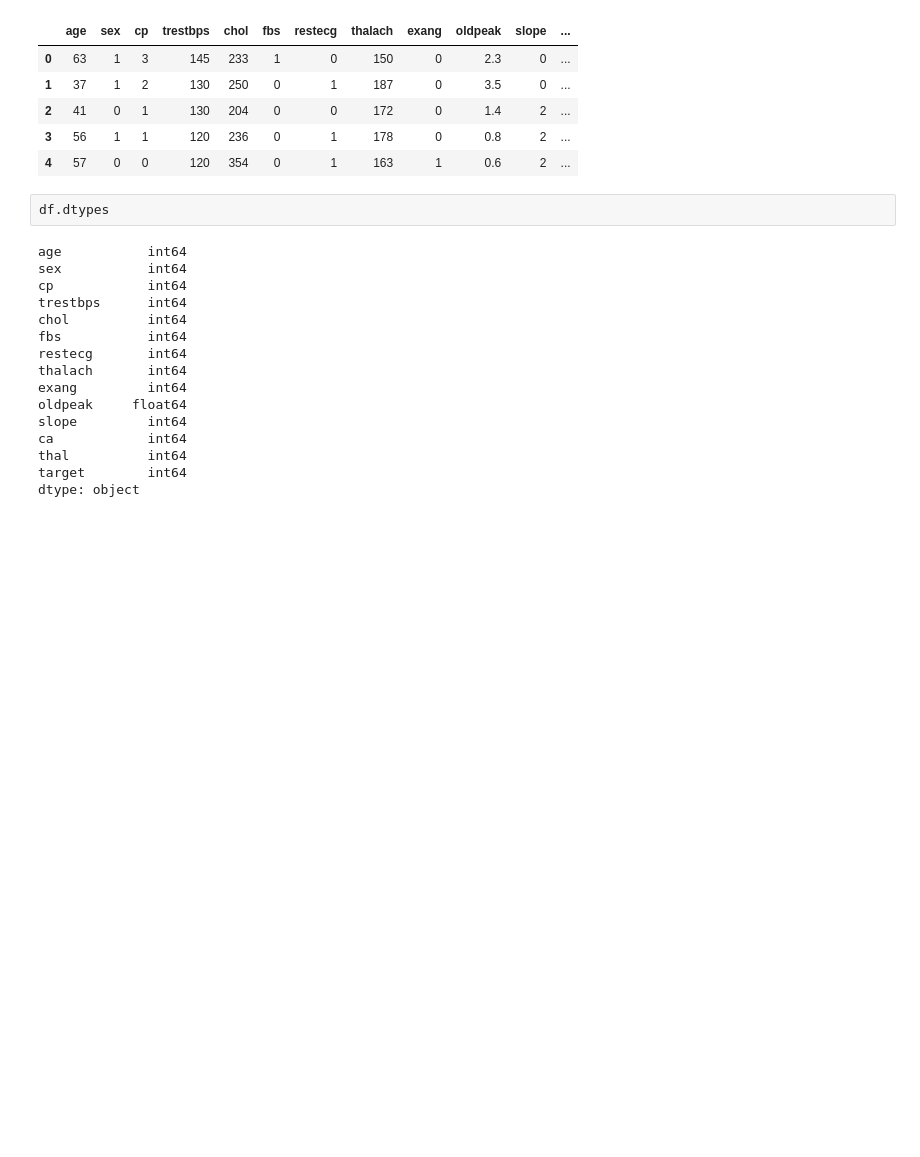
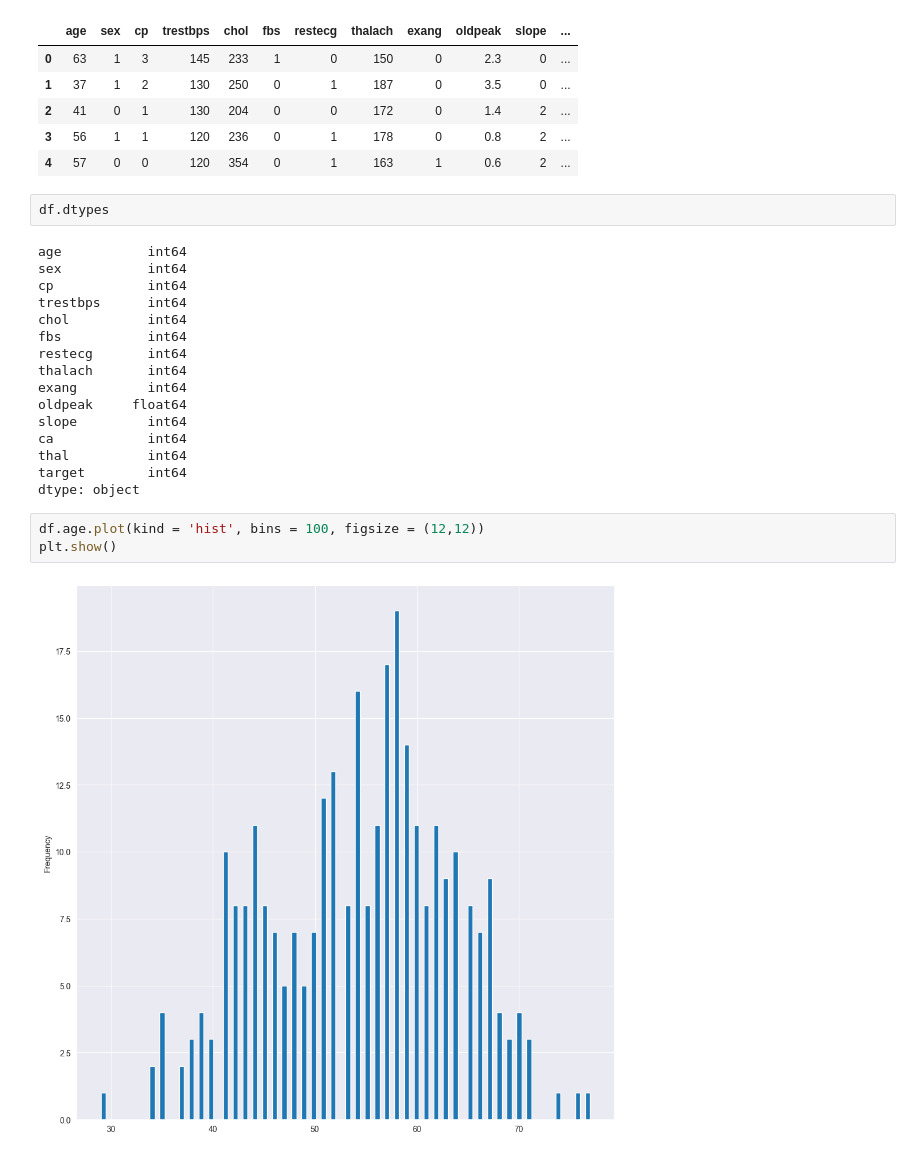
Before and after one commit to 18-RAJAT/Heart-Disease-Prediction, a Jupyter notebook: Heart-Disease-Prediction.ipynb, the cells around one changed output. Cells and saved outputs as stored; diff of their text form; blank space fills up the shorter version.

```diff
--- a/Heart-Disease-Prediction.ipynb
+++ b/Heart-Disease-Prediction.ipynb
@@ -33,3 +33,8 @@ ca            int64
 thal          int64
 target        int64
 dtype: object
+# %%
+df.age.plot(kind = 'hist', bins = 100, figsize = (12,12))
+plt.show()
+# %% [output]
+[figure, added]
```
Also changed, not shown: parts of 5 cells of this notebook.
